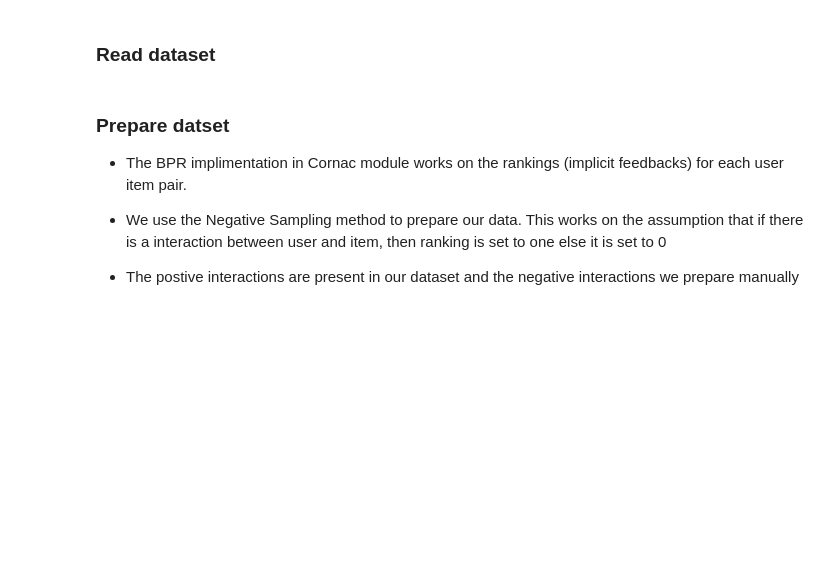
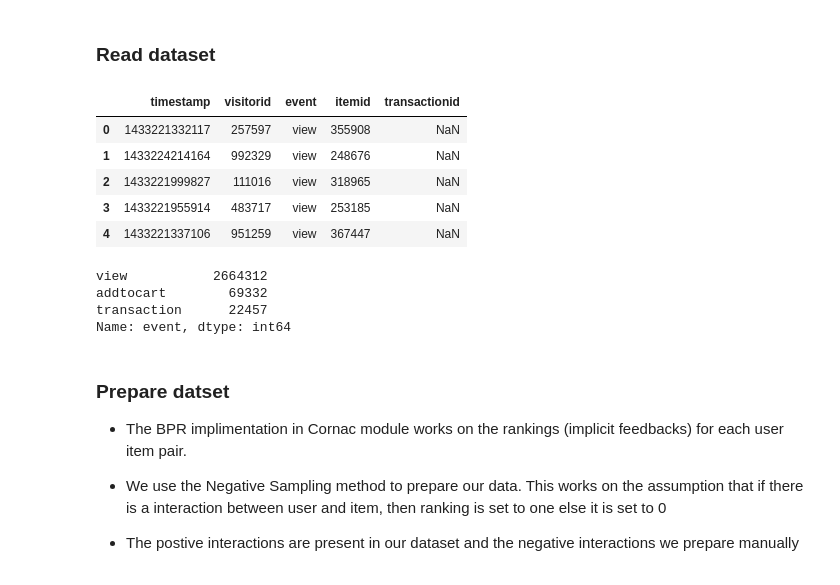
Before and after one commit to mille055/recommenders_aipi590, a Jupyter notebook: Non_DRL_Recommenders/Dataset_1_Retail_Rocket/Dataset_1_Retail_Rocket.ipynb, the cells around one changed output. Drawn from its saved outputs; the diff is of its cells as text; code cells hidden in the pictures; blank space fills up the shorter version.

```diff
--- a/Non_DRL_Recommenders/Dataset_1_Retail_Rocket/Dataset_1_Retail_Rocket.ipynb
+++ b/Non_DRL_Recommenders/Dataset_1_Retail_Rocket/Dataset_1_Retail_Rocket.ipynb
@@ -32,11 +66,23 @@ from Non_DRL_Recommenders.bpr_model import run_bpr_model
 ### Read dataset
 # %%
 ## Reading the e-commerce dataset
-df = pd.read_csv('/content/gdrive/MyDrive/Retail_Rocket_Dataset/events.csv')
+df = pd.read_csv('/content/recommenders_aipi590/Non_DRL_Recommenders/Dataset_1_Retail_Rocket/events.csv')
 df.head()
+# %% [output]
+|  | timestamp | visitorid | event | itemid | transactionid |
+| 0 | 1433221332117 | 257597 | view | 355908 | NaN |
+| 1 | 1433224214164 | 992329 | view | 248676 | NaN |
+| 2 | 1433221999827 | 111016 | view | 318965 | NaN |
+| 3 | 1433221955914 | 483717 | view | 253185 | NaN |
+| 4 | 1433221337106 | 951259 | view | 367447 | NaN |
 # %%
 ## The implicit feedback between items and users pairs can be obtained using the events column
 df.event.value_counts()
+# %% [output]
+view           2664312
+addtocart        69332
+transaction      22457
+Name: event, dtype: int64
 # %%
 ## We take a subsample of our original dataset to train out model
 df = df.sample(n=5000, random_state=0)
```
Also changed, not shown: parts of 13 cells of this notebook, 2 other files.
